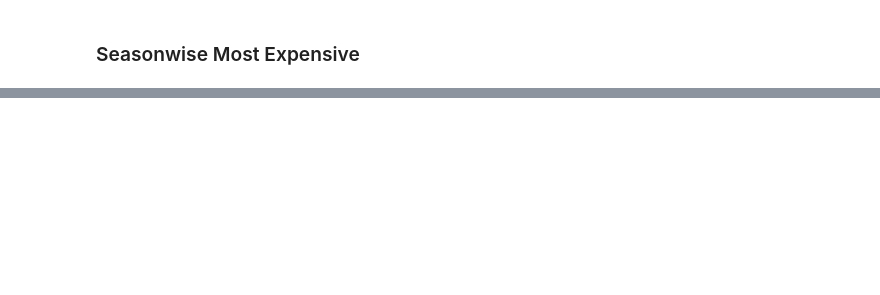
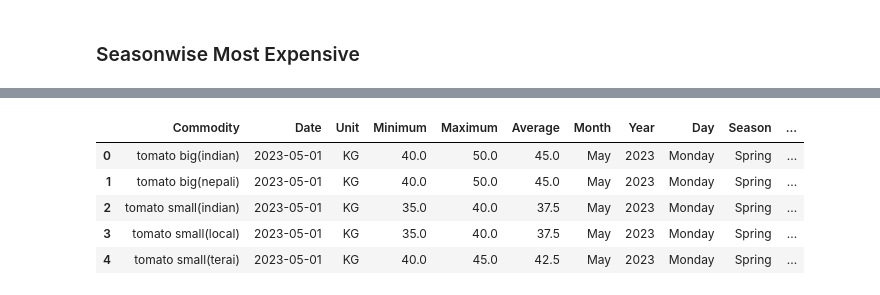
Before and after one commit to Shadowwalker10/data-analysis, a Jupyter notebook: kalimati-data-analysis.ipynb, the cells around one changed output, grey strips where cells are left out. Saved outputs shown, nothing was run; the diff lists cells and outputs as text; code cells hidden in the pictures; blank space fills up the shorter version.

```diff
--- a/kalimati-data-analysis.ipynb
+++ b/kalimati-data-analysis.ipynb
@@ -654,0 +1056,12 @@ for season in max_price.index:
+# %%
+data_select = data[(data["Month"]=="May")&(data["Year"]==2023)]
+data_select = data_select[data_select["Commodity"].str.contains("tomato", case = False)]
+data_select.reset_index(drop = True, inplace = True)
+data_select.head()
+# %% [output]
+|  | Commodity | Date | Unit | Minimum | Maximum | Average | Month | Year | Day | Season | ... |
+| 0 | tomato big(indian) | 2023-05-01 | KG | 40.0 | 50.0 | 45.0 | May | 2023 | Monday | Spring | ... |
+| 1 | tomato big(nepali) | 2023-05-01 | KG | 40.0 | 50.0 | 45.0 | May | 2023 | Monday | Spring | ... |
+| 2 | tomato small(indian) | 2023-05-01 | KG | 35.0 | 40.0 | 37.5 | May | 2023 | Monday | Spring | ... |
+| 3 | tomato small(local) | 2023-05-01 | KG | 35.0 | 40.0 | 37.5 | May | 2023 | Monday | Spring | ... |
+| 4 | tomato small(terai) | 2023-05-01 | KG | 40.0 | 45.0 | 42.5 | May | 2023 | Monday | Spring | ... |
```
Also changed, not shown: parts of 66 cells of this notebook.
